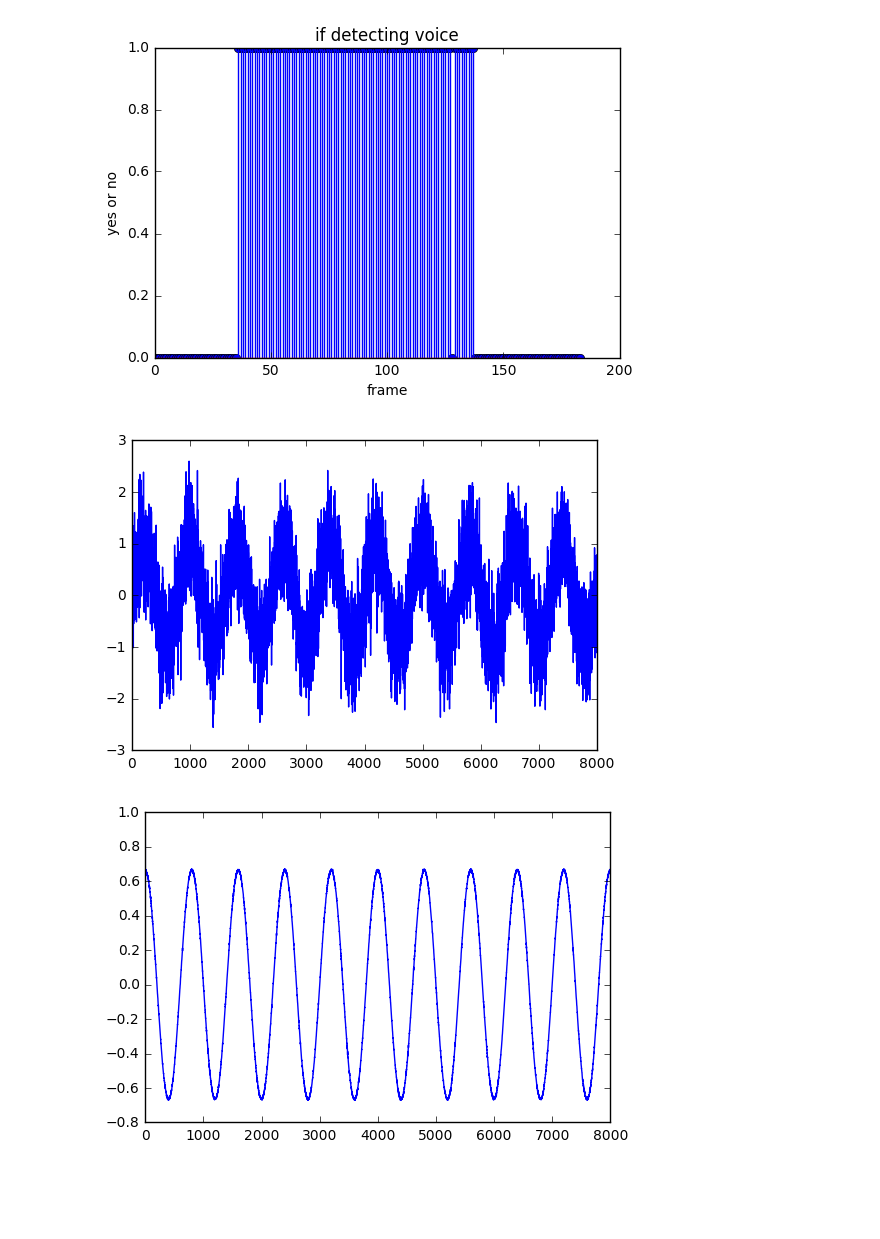
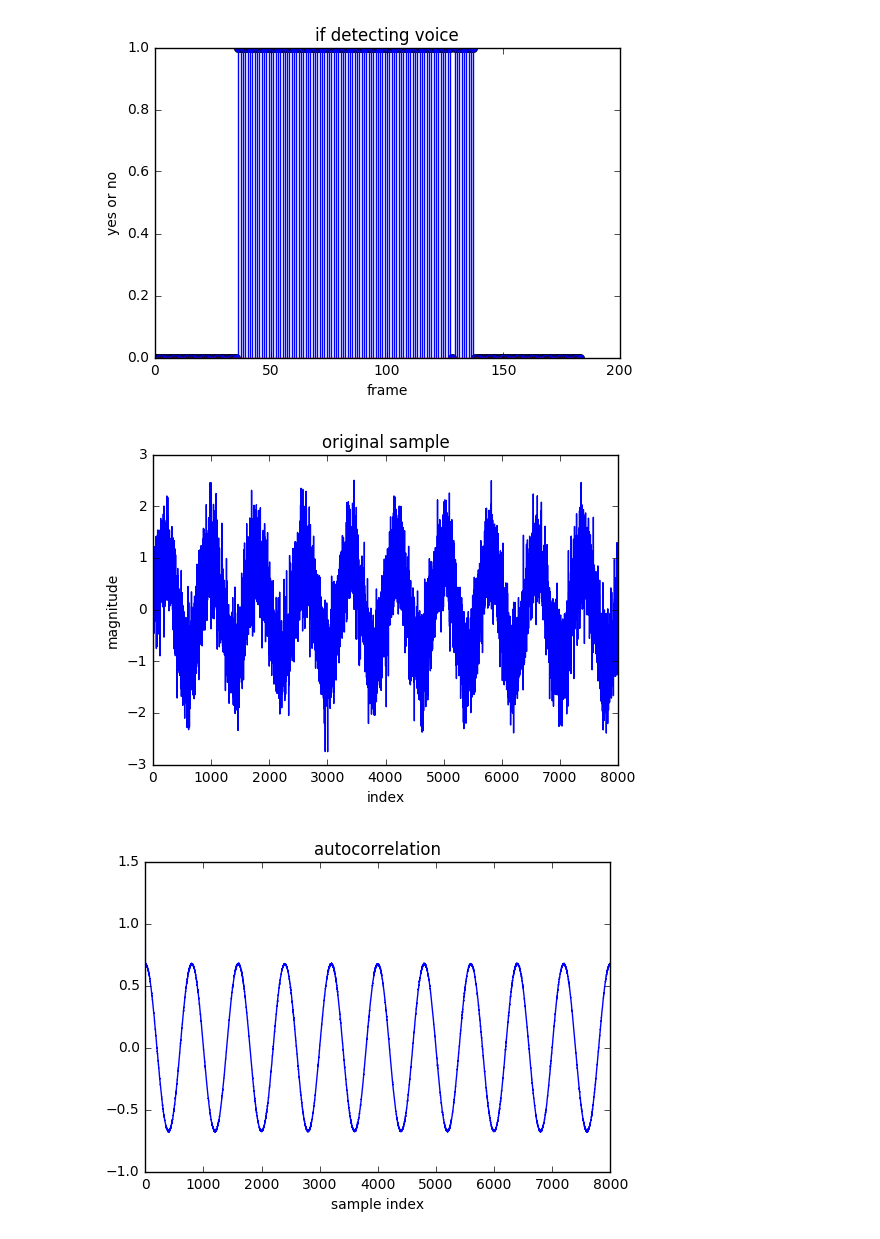
Before and after one commit to rexxy-sasori/ECE420, a Jupyter notebook: lab4/prelab4.ipynb, the cells around one changed output. Cells and saved outputs as stored; diff of their text form; code cells hidden in the pictures; blank space fills up the shorter version.

```diff
--- a/lab4/prelab4.ipynb
+++ b/lab4/prelab4.ipynb
@@ -46,33 +46,37 @@ import numpy as np
 import matplotlib.pyplot as plt
 
 fs = 8000        # Sampling Rate is 8000
 duration = 1     # 1 sec
 t = np.linspace(0,duration,duration*fs)
 freq = 10        # Tune Frequency is 10 Hz
 tune = np.sin(2*np.pi*freq*t)
 
 # Add some Gaussian noise
 tune += np.random.normal(0, 0.5, duration * fs)
 
 plt.figure()
 plt.plot(tune)
-
+plt.title("original sample")
+plt.xlabel('index')
+plt.ylabel('magnitude')
 # Start a new figure for your autocorrelation plot
 plt.figure()
 
 # Your code here
 normalization = sum([(tune[i])**2 for i in range(len(tune))])
 
 autocorrelation = []
 for l in range(len(tune)):
     correlation_sequence = [tune[i] * tune[i-l] for i in range(len(tune))]
     autocorrelation.append((sum(correlation_sequence/normalization)))
 
 plt.plot(autocorrelation)
+plt.title("autocorrelation")
+plt.xlabel('sample index')
 #print min(autocorrelation,key = lambda t:t[1])
 
 # Only call plt.show() at the very end of the script
 plt.show()
 # %% [output]
-[figure, old version]
+[figure, new version]
-[figure, old version]
+[figure, new version]
```
Also changed, not shown: parts of 1 cell of this notebook, 3 other files.
